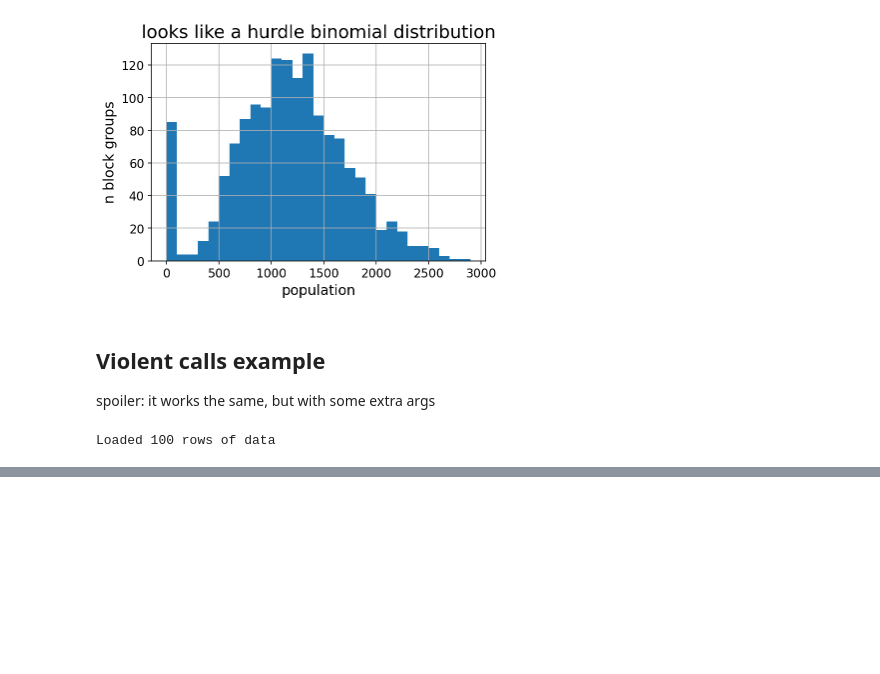
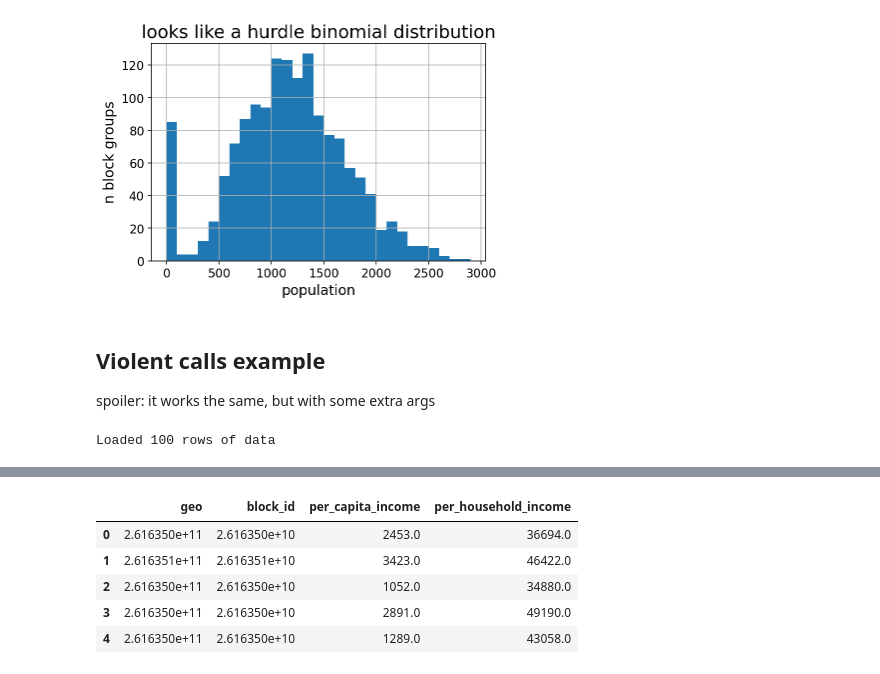
Before and after one commit to ahakso/detroit, a Jupyter notebook: tutorial_feature_constructor.ipynb, the cells around one changed output, grey strips where cells are left out. Drawn from its saved outputs; the diff is of its cells as text; code cells hidden in the pictures; blank space fills up the shorter version.

```diff
--- a/tutorial_feature_constructor.ipynb
+++ b/tutorial_feature_constructor.ipynb
@@ -121,0 +242,9 @@ call_feat.open_data_url('source')
+# %%
+with_geo.loc[
+# %% [output]
+|  | geo | block_id | per_capita_income | per_household_income |
+| 0 | 2.616350e+11 | 2.616350e+10 | 2453.0 | 36694.0 |
+| 1 | 2.616351e+11 | 2.616351e+10 | 3423.0 | 46422.0 |
+| 2 | 2.616350e+11 | 2.616350e+10 | 1052.0 | 34880.0 |
+| 3 | 2.616350e+11 | 2.616350e+10 | 2891.0 | 49190.0 |
+| 4 | 2.616350e+11 | 2.616350e+10 | 1289.0 | 43058.0 |
```
Also changed, not shown: parts of 30 cells of this notebook.
